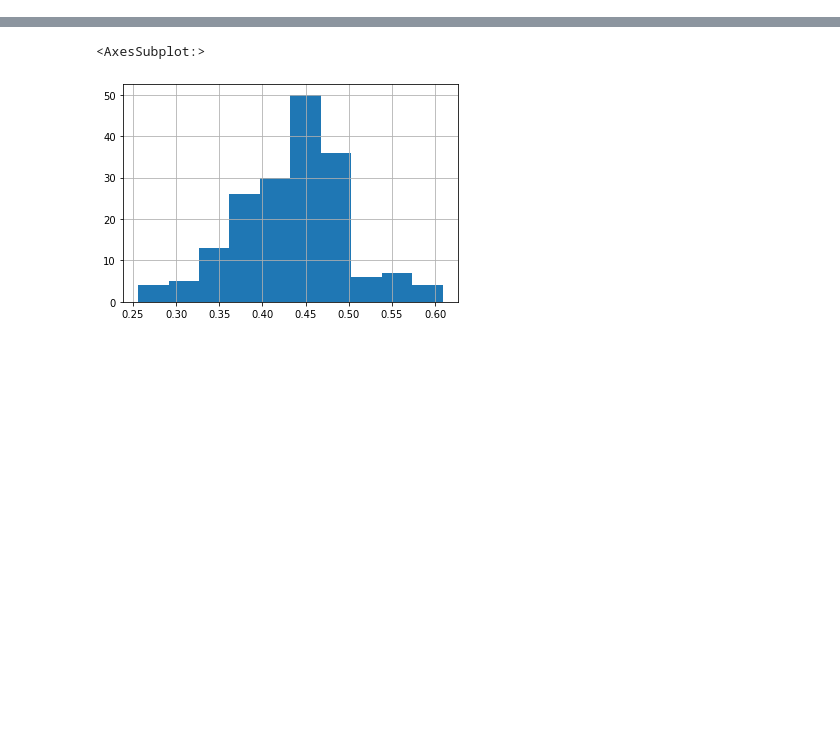
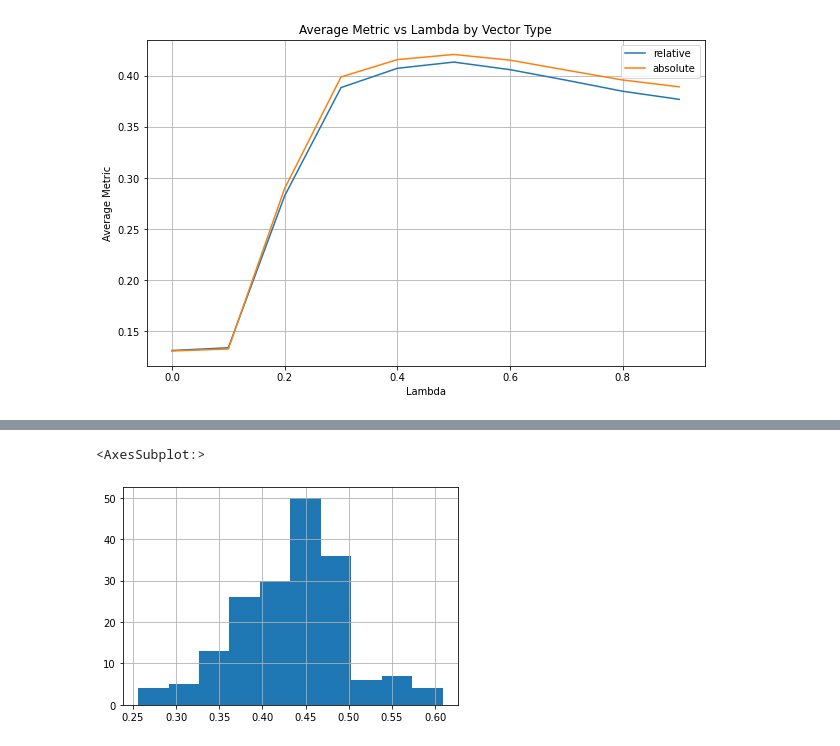
Before and after one commit to alhojel/visual_task_vectors, a Jupyter notebook: filter_pairings.ipynb, the cells around one changed output, grey strips where cells are left out. Cells and saved outputs as stored; diff of their text form; code cells hidden in the pictures; blank space fills up the shorter version.

```diff
--- a/filter_pairings.ipynb
+++ b/filter_pairings.ipynb
@@ -3,9 +5,10 @@ import pandas as pd
 # %%
-with open('output_dir/seg_vec_coeff_scan_5/log.txt', 'r') as file:
+with open('/home/ahojel/visual_prompting_vid/output_dir/valset_1/log.txt', 'r') as file:
     data = file.readlines()
 
 
 # Convert each line from string to dictionary
+data = data[1:]
 data = [eval(line.strip()) for line in data]
 
 # Create a DataFrame
@@ -12,0 +31,27 @@ df = pd.DataFrame(data)
+# %%
+df_segmentation = df[df['task'] == 'label_segmentation']
+
+df_segmentation = df_segmentation[df_segmentation['encoder']==False]
+
+grouped_data = df_segmentation.groupby(['lambda', 'vector','encoder'])[['r_iou',"iou"]].mean().reset_index()
+
+# Creating the line plot with the corrected data
+plt.figure(figsize=(10, 6))
+for vector_type, encoder_type in grouped_data[['vector', 'encoder']].drop_duplicates().values:
+    df_filtered = grouped_data[(grouped_data['vector'] == vector_type) & (grouped_data['encoder'] == encoder_type)]
+    label = f"{vector_type} - {'Both' if encoder_type else 'Decoder Only'}"
+    linestyle = '-' if encoder_type else '--'
+    plt.plot(df_filtered['lambda'].to_numpy(), df_filtered['r_iou'].to_numpy(), label="relative")
+    plt.plot(df_filtered['lambda'].to_numpy(), df_filtered['iou'].to_numpy(), label="absolute")
+
+#baseline = df[df['task'] == 'label_segmentation'][df[df['task'] == 'label_segmentation']['lambda'].isna()]["accuracy"].mean()
+#plt.axhline(y=baseline, color='red', linestyle='--', label='Baseline')
+
+plt.xlabel('Lambda')
+plt.ylabel('Average Metric')
+plt.title('Average Metric vs Lambda by Vector Type')
+plt.legend()
+plt.grid(True)
+plt.show()
+# %% [output]
+[figure, added]
```
Also changed, not shown: parts of 12 cells of this notebook, 5 other files.
